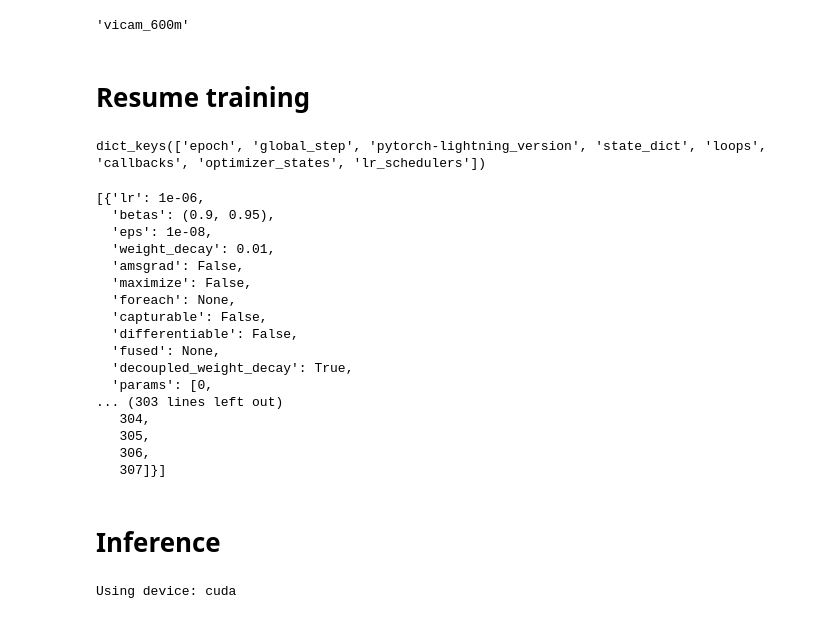
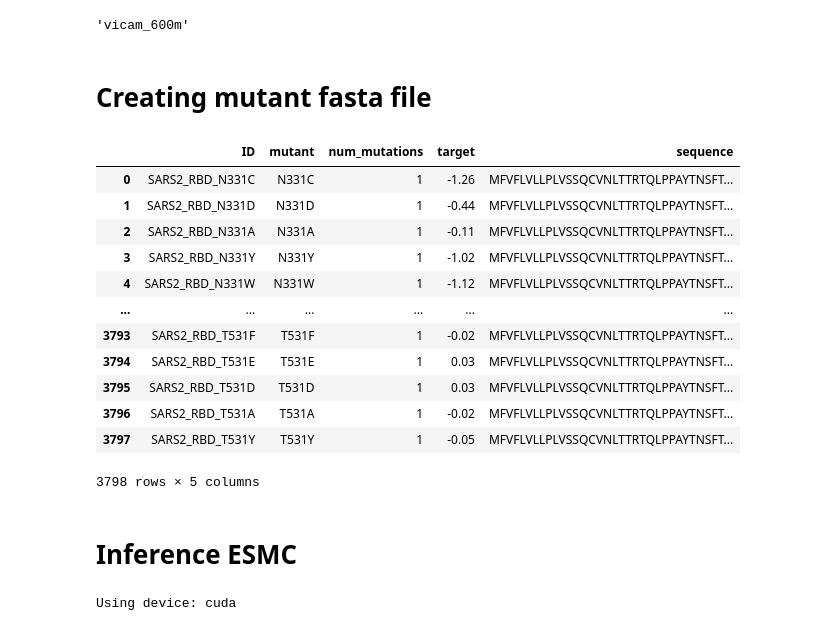
Before and after one commit to ziul-bio/DMS-SiteEffect-PLM, a Jupyter notebook: notebooks/ViCAM.ipynb, the cells around one changed output. Drawn from its saved outputs; the diff is of its cells as text; code cells hidden in the pictures.

```diff
--- a/notebooks/ViCAM.ipynb
+++ b/notebooks/ViCAM.ipynb
@@ -83,4 +83,4 @@ filter_fasta_by_valid_amino_acids(input_file, output_file)
 # %% [output]
 'vicam_600m'
 # %% [markdown]
-# Resume training
+# Creating mutant fasta file
@@ -89,24 +86,0 @@ checkpoint = torch.load('../checkpoints/ViCAM_300M/CRVDBv29_maxlen2046/epoch=6-v
-# %%
-checkpoint.keys()
-# %% [output]
-dict_keys(['epoch', 'global_step', 'pytorch-lightning_version', 'state_dict', 'loops', 'callbacks', 'optimizer_states', 'lr_schedulers'])
-# %%
-checkpoint['optimizer_states'][0]['param_groups']
-# %% [output]
-[{'lr': 1e-06,
-  'betas': (0.9, 0.95),
-  'eps': 1e-08,
-  'weight_decay': 0.01,
-  'amsgrad': False,
-  'maximize': False,
-  'foreach': None,
-  'capturable': False,
-  'differentiable': False,
-  'fused': None,
-  'decoupled_weight_decay': True,
-  'params': [0,
-... (303 lines left out)
-   304,
-   305,
-   306,
-   307]}]
@@ -112,0 +90,22 @@ checkpoint['optimizer_states'][0]['param_groups']
+# %%
+base_dir = '../data/viral/metadata/'
+for file in os.listdir(base_dir):
+    df = pd.read_csv(os.path.join(base_dir, file))
+    df['ID'] = df['ID'].apply(lambda x: '_'.join(x.split('_')[:-1])) + '_' + df['mutant']
+    df.to_csv(os.path.join(base_dir, file), index=False)
+
+df
+# %% [output]
+|  | ID | mutant | num_mutations | target | sequence |
+| 0 | SARS2_RBD_N331C | N331C | 1 | -1.26 | MFVFLVLLPLVSSQCVNLTTRTQLPPAYTNSFT... |
+| 1 | SARS2_RBD_N331D | N331D | 1 | -0.44 | MFVFLVLLPLVSSQCVNLTTRTQLPPAYTNSFT... |
+| 2 | SARS2_RBD_N331A | N331A | 1 | -0.11 | MFVFLVLLPLVSSQCVNLTTRTQLPPAYTNSFT... |
+| 3 | SARS2_RBD_N331Y | N331Y | 1 | -1.02 | MFVFLVLLPLVSSQCVNLTTRTQLPPAYTNSFT... |
+| 4 | SARS2_RBD_N331W | N331W | 1 | -1.12 | MFVFLVLLPLVSSQCVNLTTRTQLPPAYTNSFT... |
+| ... | ... | ... | ... | ... | ... |
+| 3793 | SARS2_RBD_T531F | T531F | 1 | -0.02 | MFVFLVLLPLVSSQCVNLTTRTQLPPAYTNSFT... |
+| 3794 | SARS2_RBD_T531E | T531E | 1 | 0.03 | MFVFLVLLPLVSSQCVNLTTRTQLPPAYTNSFT... |
+| 3795 | SARS2_RBD_T531D | T531D | 1 | 0.03 | MFVFLVLLPLVSSQCVNLTTRTQLPPAYTNSFT... |
+| 3796 | SARS2_RBD_T531A | T531A | 1 | -0.02 | MFVFLVLLPLVSSQCVNLTTRTQLPPAYTNSFT... |
+| 3797 | SARS2_RBD_T531Y | T531Y | 1 | -0.05 | MFVFLVLLPLVSSQCVNLTTRTQLPPAYTNSFT... |
+3798 rows × 5 columns
@@ -113,5 +121,5 @@ checkpoint['optimizer_states'][0]['param_groups']
 # %% [markdown]
-# Inference
+# Inference ESMC
 # %%
 import os
 os.environ["CUDA_VISIBLE_DEVICES"] = "3"
```
Also changed, not shown: parts of 9 cells of this notebook, 3 other files.
